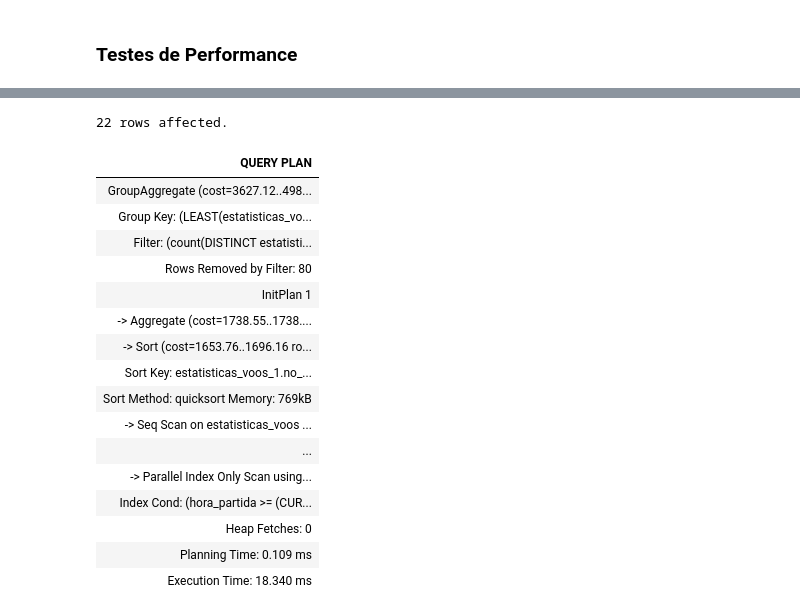
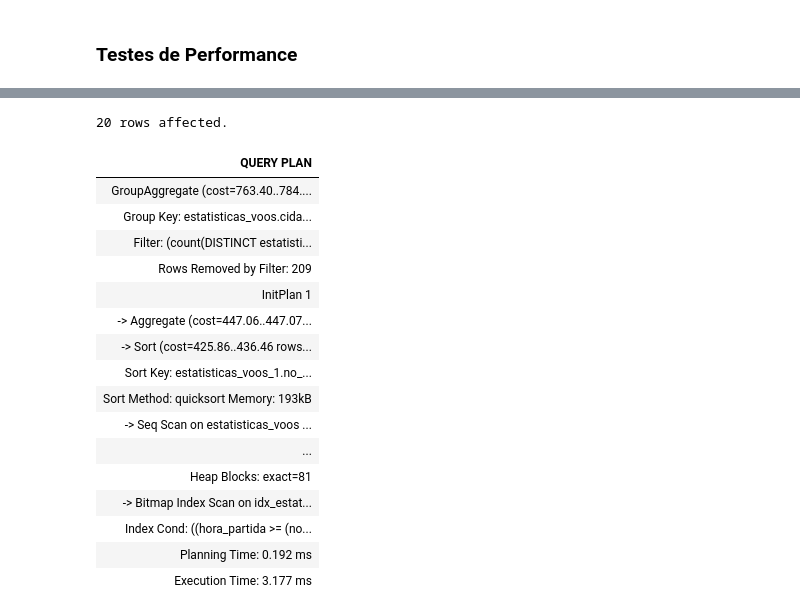
Before and after one commit to inesiscosta/aviation-db, a Jupyter notebook: bdist-workspace/data/E2-report.ipynb, the cells around one changed output, grey strips where cells are left out. Saved outputs shown, nothing was run; the diff lists cells and outputs as text; code cells hidden in the pictures.

```diff
--- a/bdist-workspace/data/E2-report.ipynb
+++ b/bdist-workspace/data/E2-report.ipynb
@@ -497,35 +568,33 @@ WHERE preenchimento_medio = (SELECT MAX(preenchimento_medio) FROM filghts);
 # %%
 %%sql
--- TEST 2: OLAP 2 - Fleet Management
-EXPLAIN (ANALYZE, TIMING ON, SUMMARY ON)
+-- TEST 2:
+EXPLAIN ANALYZE
 SELECT
-  LEAST(cidade_partida, cidade_chegada) AS departure_city,
-  GREATEST(cidade_partida, cidade_chegada) AS arrival_city
+  LEAST(cidade_partida, cidade_chegada) AS cidade_partida,
+  GREATEST(cidade_partida, cidade_chegada) AS cidade_chegada
 FROM estatisticas_voos
-WHERE hora_partida >= CURRENT_DATE - INTERVAL '3 months'
-GROUP BY
-  LEAST(cidade_partida, cidade_chegada),
-  GREATEST(cidade_partida, cidade_chegada)
-HAVING COUNT(DISTINCT no_serie) = (
-  SELECT COUNT(DISTINCT no_serie) FROM estatisticas_voos);
+WHERE hora_partida BETWEEN NOW() - INTERVAL '3 months' AND NOW()
+GROUP BY cidade_partida, cidade_chegada
+HAVING COUNT(DISTINCT no_serie) = (SELECT COUNT(DISTINCT no_serie)
+FROM estatisticas_voos);
 # %% [output]
-22 rows affected.
+20 rows affected.
 | QUERY PLAN |
-| GroupAggregate (cost=3627.12..498... |
-| Group Key: (LEAST(estatisticas_vo... |
+| GroupAggregate (cost=763.40..784.... |
+| Group Key: estatisticas_voos.cida... |
 | Filter: (count(DISTINCT estatisti... |
-| Rows Removed by Filter: 80 |
+| Rows Removed by Filter: 209 |
 | InitPlan 1 |
-| -> Aggregate (cost=1738.55..1738.... |
-| -> Sort (cost=1653.76..1696.16 ro... |
+| -> Aggregate (cost=447.06..447.07... |
+| -> Sort (cost=425.86..436.46 rows... |
 | Sort Key: estatisticas_voos_1.no_... |
-| Sort Method: quicksort Memory: 769kB |
+| Sort Method: quicksort Memory: 193kB |
 | -> Seq Scan on estatisticas_voos ... |
 | ... |
-| -> Parallel Index Only Scan using... |
-| Index Cond: (hora_partida >= (CUR... |
-| Heap Fetches: 0 |
-| Planning Time: 0.109 ms |
-| Execution Time: 18.340 ms |
+| Heap Blocks: exact=81 |
+| -> Bitmap Index Scan on idx_estat... |
+| Index Cond: ((hora_partida >= (no... |
+| Planning Time: 0.192 ms |
+| Execution Time: 3.177 ms |
 # %%
 %%sql
```
Also changed, not shown: parts of 11 cells of this notebook.
